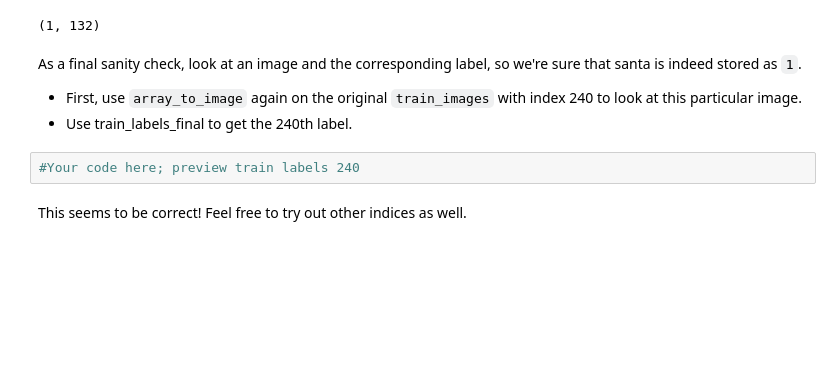
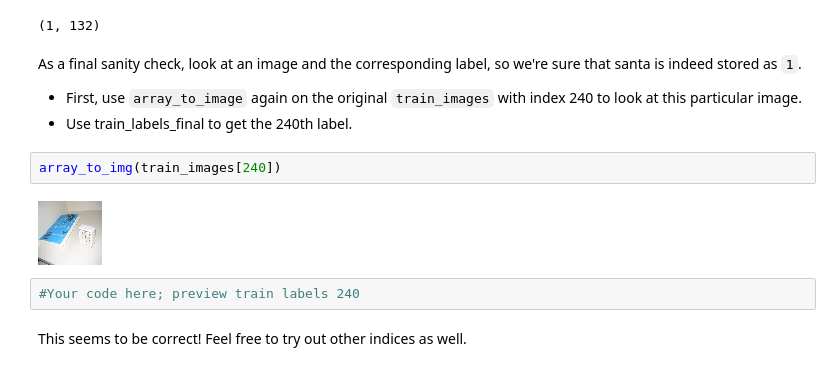
Before and after one commit to fcoba/dsc-introduction-to-neural-networks-lab-dc-ds-career-042219, a Jupyter notebook: index.ipynb, the cells around one changed output. Cells and saved outputs as stored; diff of their text form; blank space fills up the shorter version.

```diff
--- a/index.ipynb
+++ b/index.ipynb
@@ -157,6 +157,10 @@ As a final sanity check, look at an image and the corresponding label, so we're
 
 - First, use `array_to_image` again on the original `train_images` with index 240 to look at this particular image.
 - Use train_labels_final to get the 240th label.
+# %%
+array_to_img(train_images[240])
+# %% [output]
+[figure, added]
 # %%
 #Your code here; preview train labels 240
 # %% [markdown]
```
